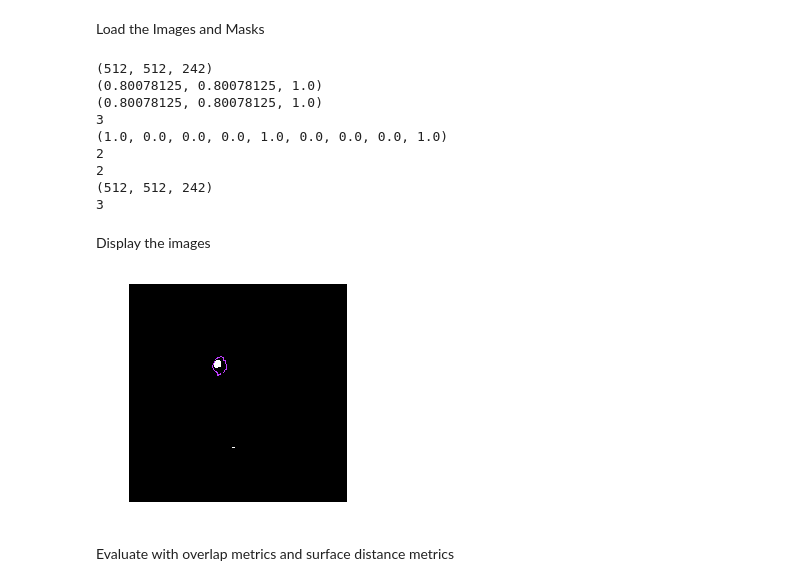
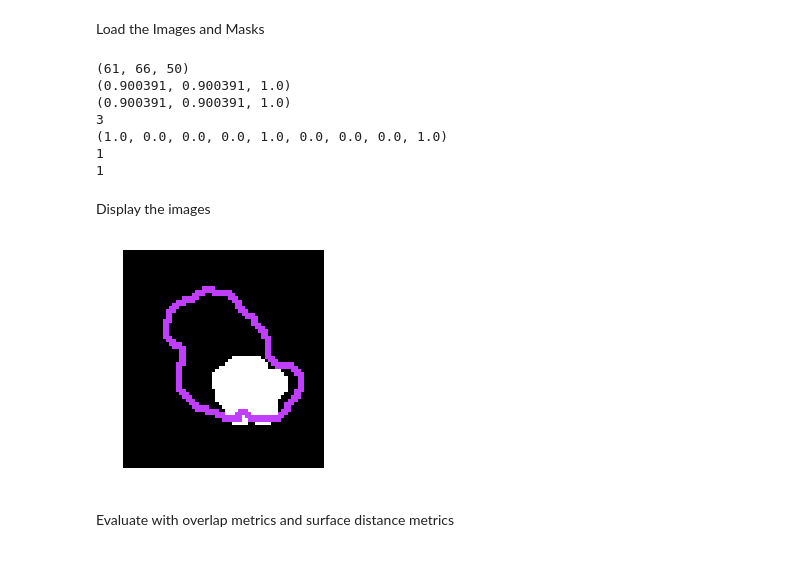
Before and after one commit to rmsandu/segmentation-eval, a Jupyter notebook: SegmentationEval.ipynb, the cells around one changed output. Saved outputs shown, nothing was run; the diff lists cells and outputs as text; code cells hidden in the pictures.

```diff
--- a/SegmentationEval.ipynb
+++ b/SegmentationEval.ipynb
@@ -78,11 +59,9 @@ def sitk_show(img, title=None, margin=0.05, dpi=40 ):
 # %% [markdown]
 Load the Images and Masks
 # %%
-#image = sitk.ReadImage("tumorSegm", sitk.sitkUInt8)
-image = read_dcm.resizedTumorMask
+image = sitk.ReadImage("tumorSegm", sitk.sitkUInt8)
 
-#segmentation =  sitk.ReadImage("ablationSegm",sitk.sitkUInt8)
-segmentation = read_dcm.resizedAblationMask
+segmentation =  sitk.ReadImage("ablationSegm",sitk.sitkUInt8)
 # %%
 print(image.GetSize())
 print(image.GetSpacing())
@@ -91,26 +70,22 @@ print(image.GetDimension())
 print(image.GetDirection())
 print(image.GetPixelIDValue())
 print(segmentation.GetPixelIDValue())
-print(segmentation.GetSize())
-print(segmentation.GetDimension())
 # %% [output]
-(512, 512, 242)
-(0.80078125, 0.80078125, 1.0)
-(0.80078125, 0.80078125, 1.0)
+(61, 66, 50)
+(0.900391, 0.900391, 1.0)
+(0.900391, 0.900391, 1.0)
 3
 (1.0, 0.0, 0.0, 0.0, 1.0, 0.0, 0.0, 0.0, 1.0)
-2
-2
-(512, 512, 242)
-3
+1
+1
 # %% [markdown]
 Display the images
 # %%
 interact(display_with_overlay,
-         slice_number = (0, image.GetSize()[2]-1), image = fixed(image),
-         segs = fixed(segmentation), window_min = fixed(0), window_max=fixed(1));
+         slice_number = (0, image.GetSize()[1]-1), image = fixed(image),
+         segs = fixed(segmentation), window_min = fixed(-1024), window_max=fixed(976));
 # %% [output]
-[figure, old version]
+[figure, new version]
 # %% [markdown]
 Evaluate with overlap metrics and surface distance metrics
 # %%
```
Also changed, not shown: parts of 1 cell of this notebook, 15 other files.
